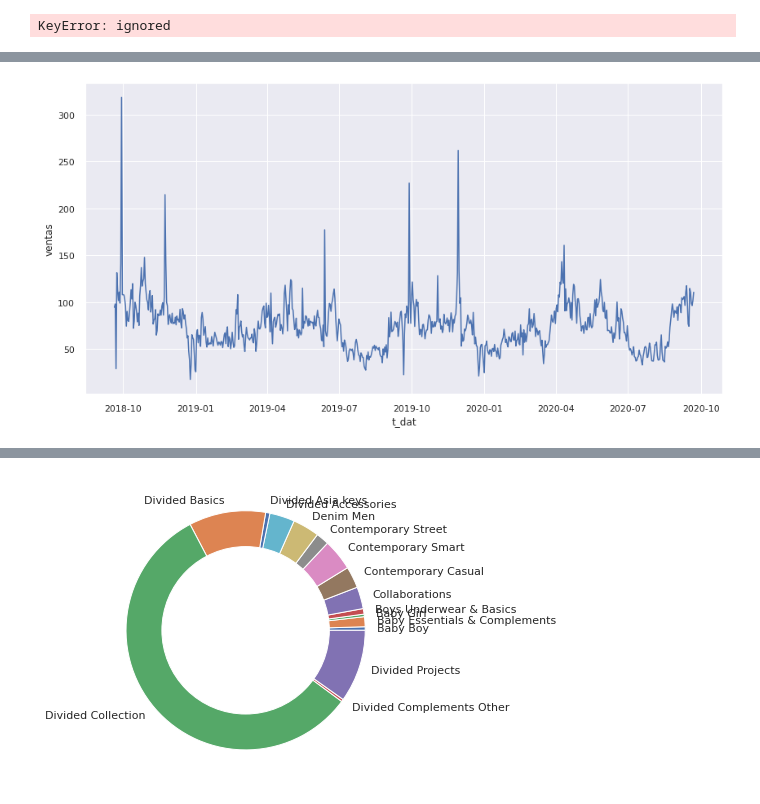
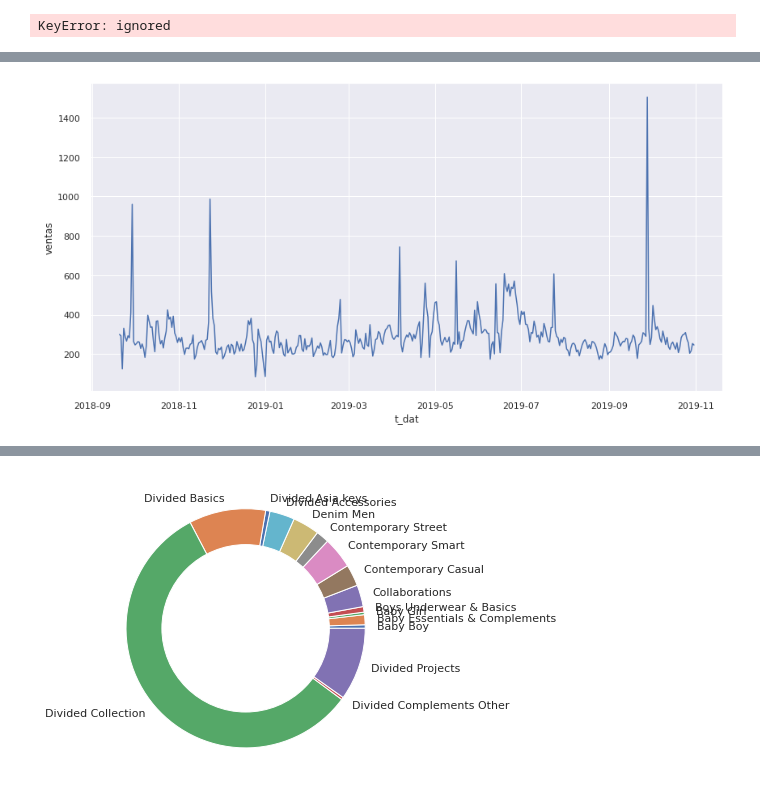
Before and after one commit to AndresPerelmuter/Customers-Segmentation---Clustering, a Jupyter notebook: Cluster_H&M.ipynb, the cells around one changed output, grey strips where cells are left out. Saved outputs shown, nothing was run; the diff lists cells and outputs as text; code cells hidden in the pictures.

```diff
--- a/Cluster_H&M.ipynb
+++ b/Cluster_H&M.ipynb
@@ -1178,14 +1222,14 @@ plt.show()
 # %%
-aux5cluster1 = aux5[aux5['Cluster']==1]
+aux5cluster1 = aux1[aux1['Cluster']==1]
 fig, ax = plt.subplots(figsize=(14,7))
 
 # multiple line plots
 sns.lineplot(data=aux5cluster1, x='t_dat', y='ventas')
 
 # show graph
 plt.show()
 # %% [output]
-[figure, old version]
+[figure, new version]
 # %%
 dfmcluster2 = dfm[dfm['Cluster']==2].head(15)
 
```
Also changed, not shown: parts of 18 cells of this notebook.
